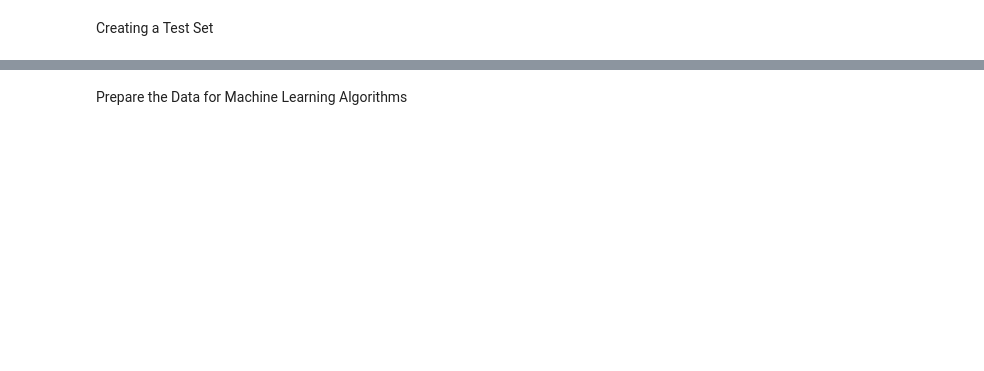
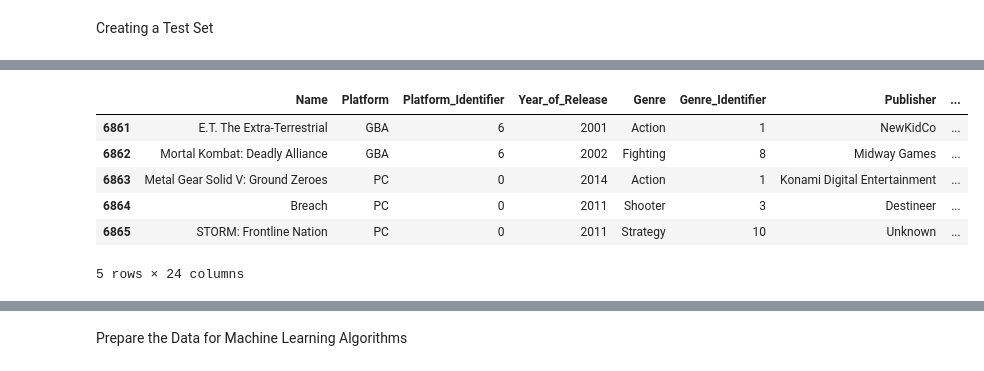
Before and after one commit to msadiq10/DMML-Group-15, a Jupyter notebook: group15-lab2.ipynb, the cells around one changed output, grey strips where cells are left out. Drawn from its saved outputs; the diff is of its cells as text; code cells hidden in the pictures; blank space fills up the shorter version.

```diff
--- a/group15-lab2.ipynb
+++ b/group15-lab2.ipynb
@@ -610 +612,11 @@ df["JP_Cat"] = pd.cut(df["JP_Sales"],
                                labels=[1, 2, 3, 4, 5, 6])
+# %%
+df.tail()
+# %% [output]
+|  | Name | Platform | Platform_Identifier | Year_of_Release | Genre | Genre_Identifier | Publisher | ... |
+| 6861 | E.T. The Extra-Terrestrial | GBA | 6 | 2001 | Action | 1 | NewKidCo | ... |
+| 6862 | Mortal Kombat: Deadly Alliance | GBA | 6 | 2002 | Fighting | 8 | Midway Games | ... |
+| 6863 | Metal Gear Solid V: Ground Zeroes | PC | 0 | 2014 | Action | 1 | Konami Digital Entertainment | ... |
+| 6864 | Breach | PC | 0 | 2011 | Shooter | 3 | Destineer | ... |
+| 6865 | STORM: Frontline Nation | PC | 0 | 2011 | Strategy | 10 | Unknown | ... |
+5 rows × 24 columns
```
Also changed, not shown: parts of 27 cells of this notebook.
